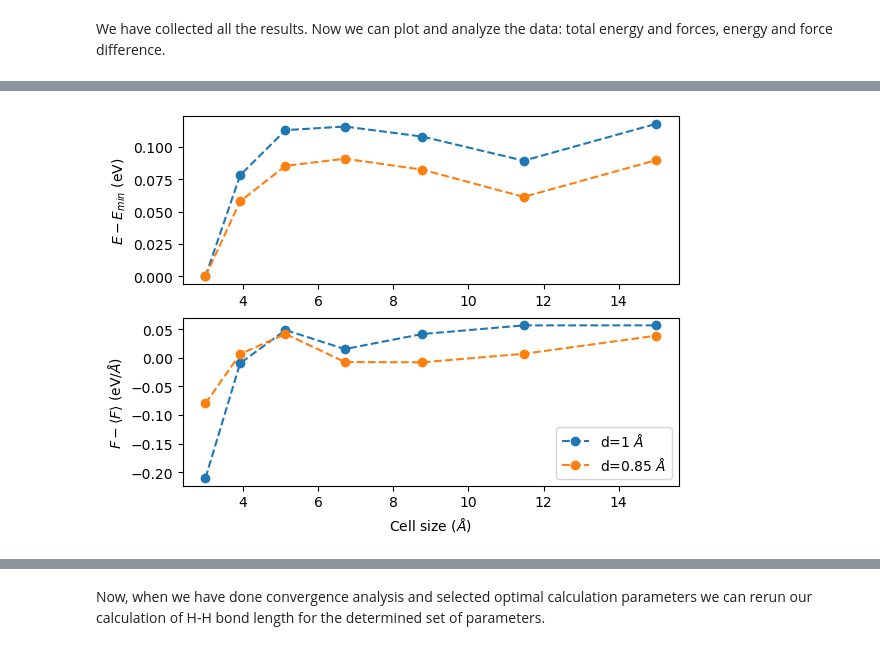
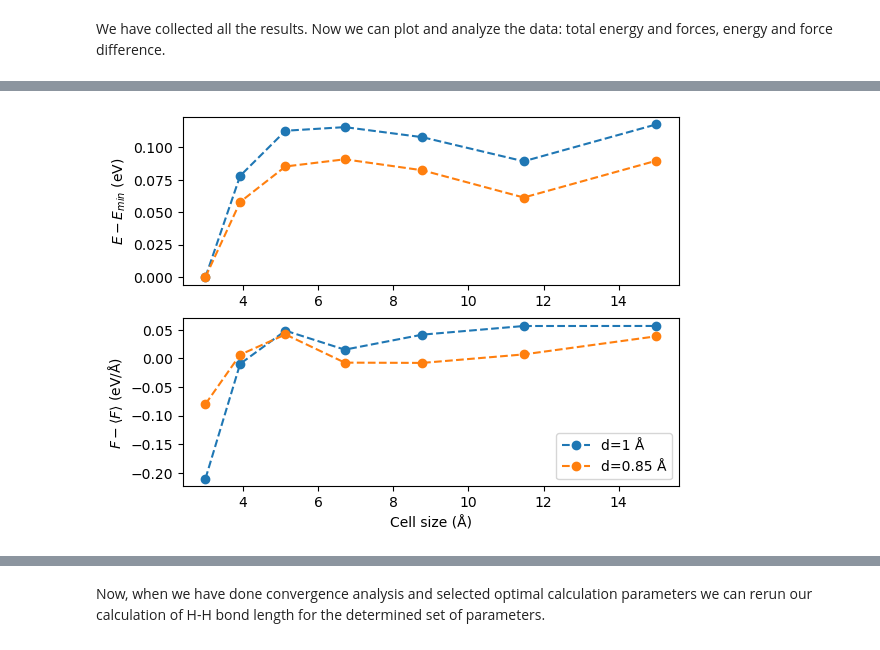
Before and after one commit to jochym/abinitio-methods, a Jupyter notebook: 02_Convergence_Analysis.ipynb, the cells around one changed output, grey strips where cells are left out. Saved outputs shown, nothing was run; the diff lists cells and outputs as text; code cells hidden in the pictures.

```diff
--- a/02_Convergence_Analysis.ipynb
+++ b/02_Convergence_Analysis.ipynb
@@ -75,7 +75,7 @@ ecut_min = 20
 ecut_max = 700
 
 results = []
-for ec in linspace(log(ecut_min), log(ecut_max), 9):
+for ec in np.linspace(log(ecut_min), log(ecut_max), 9):
     params['ecut'] = exp(ec)
     H2.calc = Abinit(**params)
     print('%5.1f eV' % (exp(ec),), end=': ')                  # formating using % operator
@@ -84,7 +84,7 @@ for ec in linspace(log(ecut_min), log(ecut_max), 9):
                     H2.get_forces()[0,0]])
     print(f'{H2.get_potential_energy():6.3f} eV')             # formating using f-strings
 
-results = array(results).T                                    # convert to array
+results = np.array(results).T                                    # convert to array
 # %% [output]
  20.0 eV: -20.798 eV
  31.2 eV: -23.914 eV
@@ -221,17 +221,17 @@ legend();
 # %%
 ax = subplot(211)
-plot(cell_r[0], cell_r[1]-cell_r[1].min(), 'o--', label='d=1 $\AA$')
-plot(cell_r[0], cell_r[3]-cell_r[3].min(), 'o--', label='d=0.85 $\AA$')
+plot(cell_r[0], cell_r[1]-cell_r[1].min(), 'o--', label='d=1 Å')
+plot(cell_r[0], cell_r[3]-cell_r[3].min(), 'o--', label='d=0.85 Å')
 ylabel('$E - E_{min}$ (eV)')
 
 subplot(212, sharex=ax)
-plot(cell_r[0], cell_r[2]-cell_r[2].mean(), 'o--', label='d=1 $\AA$')
-plot(cell_r[0], cell_r[4]-cell_r[4].mean(), 'o--', label='d=0.85 $\AA$')
-ylabel(r'$F - \langle F \rangle$ (eV/$\AA$)')
-xlabel('Cell size ($\AA$)')
+plot(cell_r[0], cell_r[2]-cell_r[2].mean(), 'o--', label='d=1 Å')
+plot(cell_r[0], cell_r[4]-cell_r[4].mean(), 'o--', label='d=0.85 Å')
+ylabel(r'$F - \langle F \rangle$ (eV/Å)')
+xlabel('Cell size (Å)')
 legend();
 # %% [output]
-[figure, old version]
+[figure, new version]
 # %%
 ax = subplot(211)
 plot(cell_r[0], cell_r[1] - cell_r[3], 'o--')
```
Also changed, not shown: parts of 17 cells of this notebook, 7 other files.
